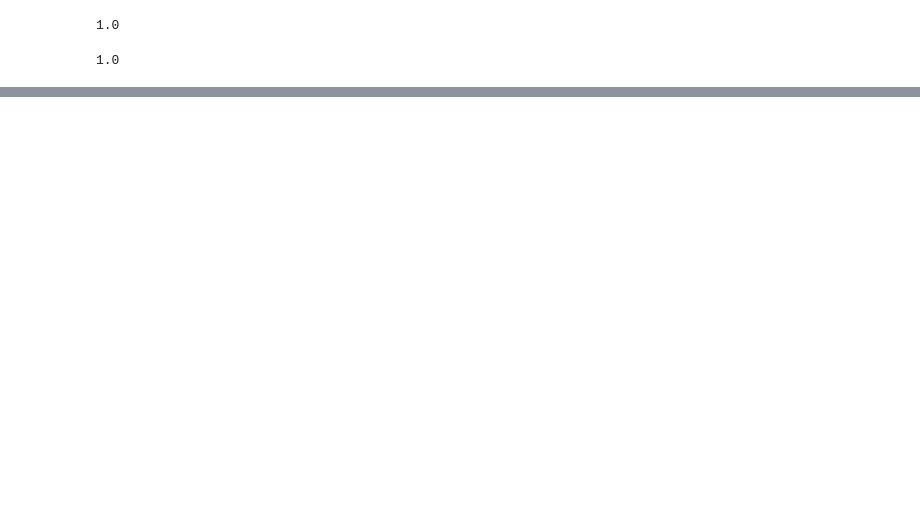
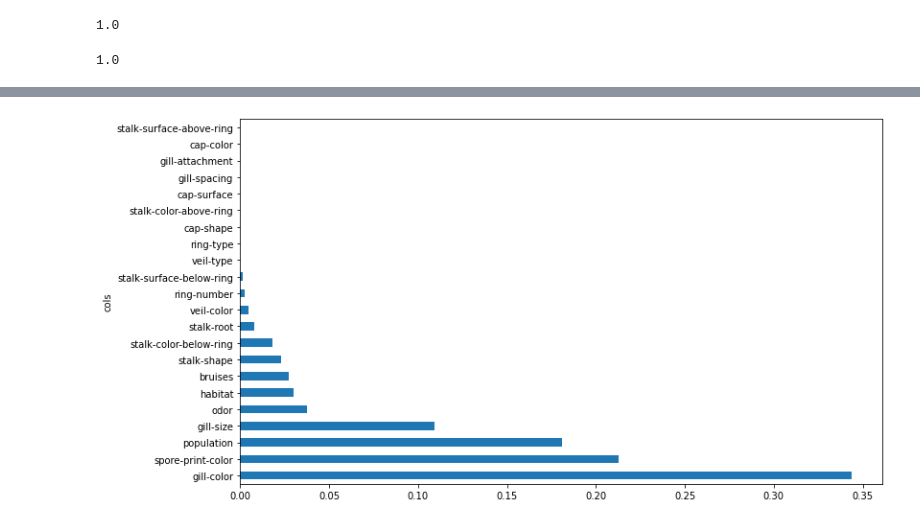
Before and after one commit to ivymorenomt/mlNotes, a Jupyter notebook: DecisionTreeMushroom.ipynb, the cells around one changed output, grey strips where cells are left out. Drawn from its saved outputs; the diff is of its cells as text; code cells hidden in the pictures; blank space fills up the shorter version.

```diff
--- a/DecisionTreeMushroom.ipynb
+++ b/DecisionTreeMushroom.ipynb
@@ -192,0 +178,6 @@ feature_importance.head(10).plot(kind='bar')
+# %%
+def random_forest_feature_importance(model, df):
+    return pd.DataFrame({'cols': df.columns, 'imp': model.feature_importances_}).sort_values('imp', ascending=False)
+
+feature_importance = random_forest_feature_importance(clf, X)
+feature_importance[:10]
@@ -193,3 +196,10 @@ feature_importance.head(10).plot(kind='bar')
+# %%
+def plot_feat_imp(feat_importance):
+    return feat_importance.plot('cols', 'imp', 'barh', figsize=(12,7), legend=False)
+
+plot_feat_imp(feature_importance[:30]);
+# %% [output]
+[figure, added]
 # %%
 from sklearn import tree
 from matplotlib import pyplot as plt
```
Also changed, not shown: parts of 42 cells of this notebook, 2 other files.
